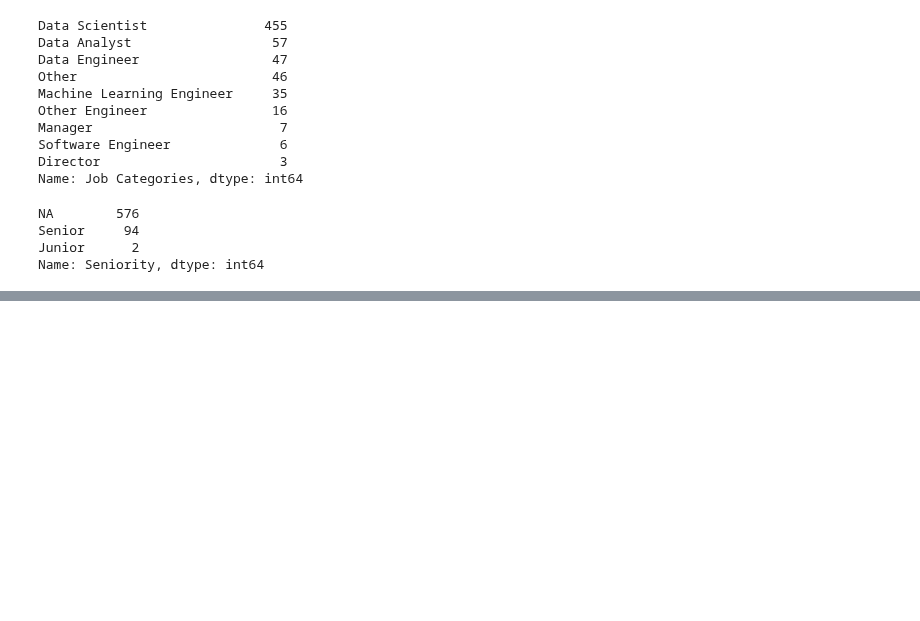
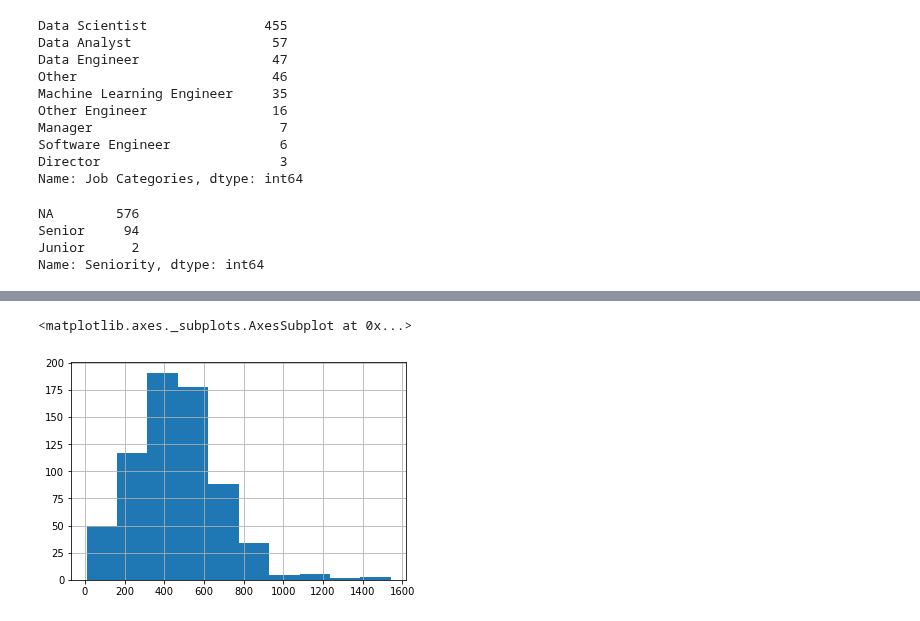
Before and after one commit to Aviost111/ds_project, a Jupyter notebook: data cleaning.ipynb, the cells around one changed output, grey strips where cells are left out. Drawn from its saved outputs; the diff is of its cells as text; code cells hidden in the pictures; blank space fills up the shorter version.

```diff
--- a/data cleaning.ipynb
+++ b/data cleaning.ipynb
@@ -309,0 +390,5 @@ Name: State, dtype: int64
+# %%
+df.Description_Length.hist()
+# %% [output]
+<matplotlib.axes._subplots.AxesSubplot at 0x...>
+[figure, added]
```
Also changed, not shown: parts of 13 cells of this notebook.
